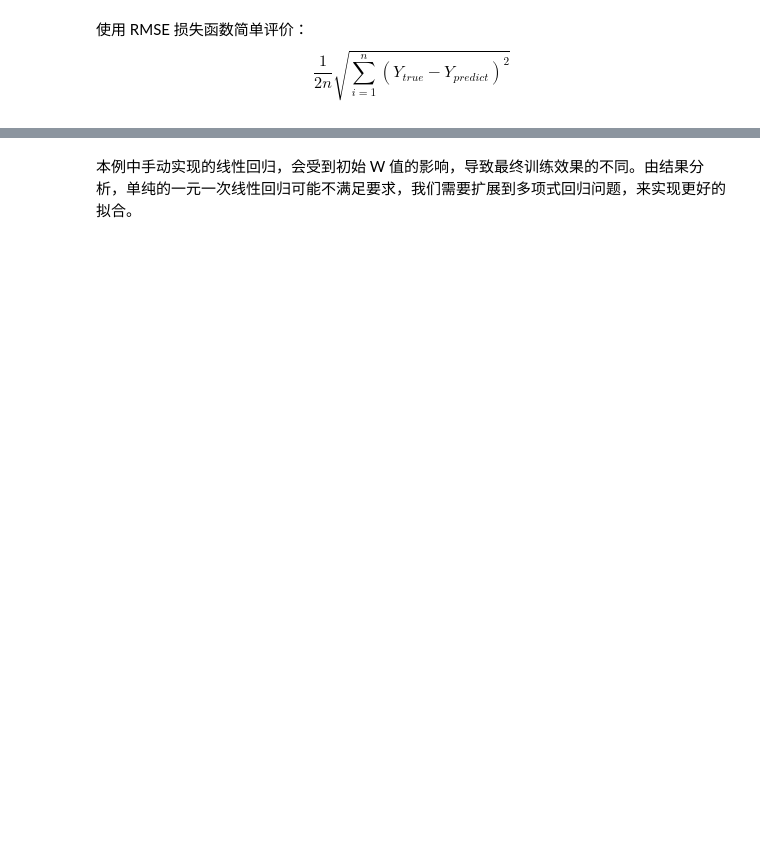
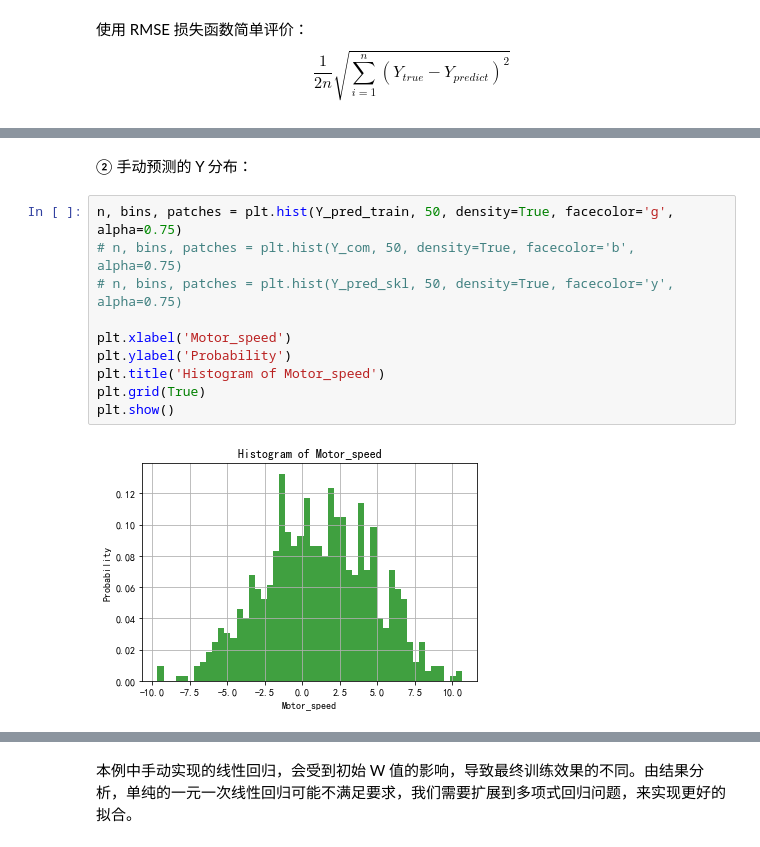
Before and after one commit to TheBetterKong/MyMLAlgorithm, a Jupyter notebook: LinearRegression/LinearRegression.ipynb, the cells around one changed output, grey strips where cells are left out. Saved outputs shown, nothing was run; the diff lists cells and outputs as text; blank space fills up the shorter version.

```diff
--- a/LinearRegression/LinearRegression.ipynb
+++ b/LinearRegression/LinearRegression.ipynb
@@ -214,0 +248,14 @@ plt.plot(range(len(sorted_Y_com)), sorted_Y_com, color='blue')
+# %% [markdown]
+② 手动预测的 Y 分布：
+# %%
+n, bins, patches = plt.hist(Y_pred_train, 50, density=True, facecolor='g', alpha=0.75)
+# n, bins, patches = plt.hist(Y_com, 50, density=True, facecolor='b', alpha=0.75)
+# n, bins, patches = plt.hist(Y_pred_skl, 50, density=True, facecolor='y', alpha=0.75)
+
+plt.xlabel('Motor_speed')
+plt.ylabel('Probability')
+plt.title('Histogram of Motor_speed')
+plt.grid(True)
+plt.show()
+# %% [output]
+[figure, added]
```
Also changed, not shown: parts of 25 cells of this notebook, 5 other files.
